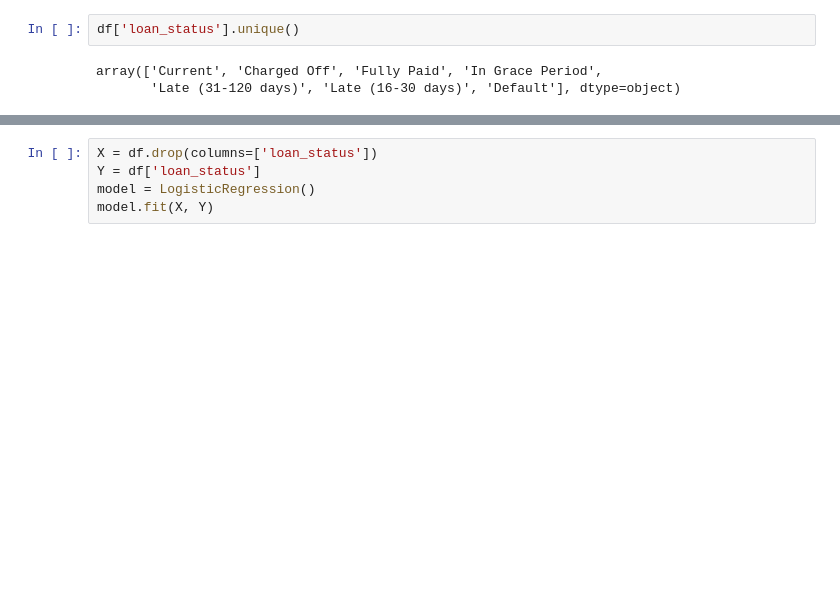
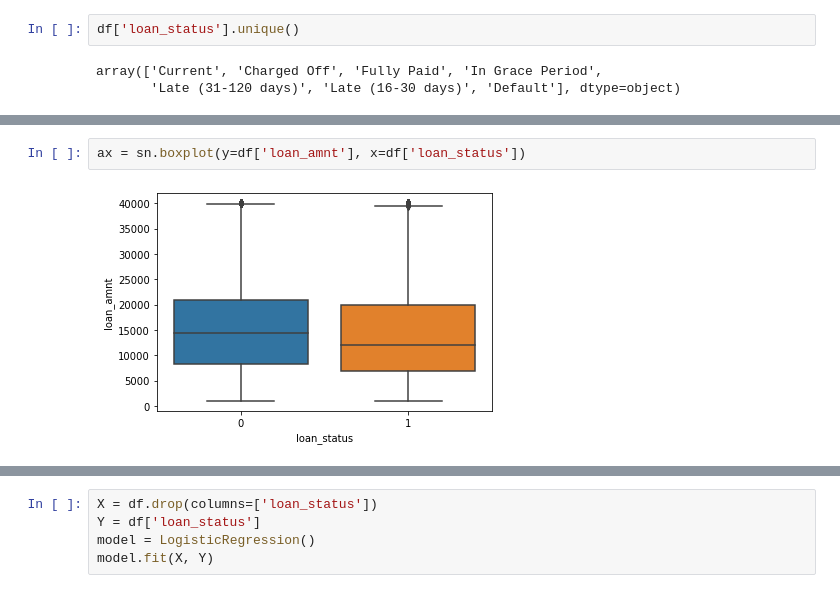
Before and after one commit to MarlonFacey/LoanDataLogReg, a Jupyter notebook: Loan Data EDA.ipynb, the cells around one changed output, grey strips where cells are left out. Saved outputs shown, nothing was run; the diff lists cells and outputs as text; blank space fills up the shorter version.

```diff
--- a/Loan Data EDA.ipynb
+++ b/Loan Data EDA.ipynb
@@ -71,0 +102,4 @@ See the caveats in the documentation: https://pandas.pydata.org/pandas-docs/stab
+# %%
+ax = sn.boxplot(y=df['loan_amnt'], x=df['loan_status'])
+# %% [output]
+[figure, added]
```
Also changed, not shown: parts of 13 cells of this notebook.
